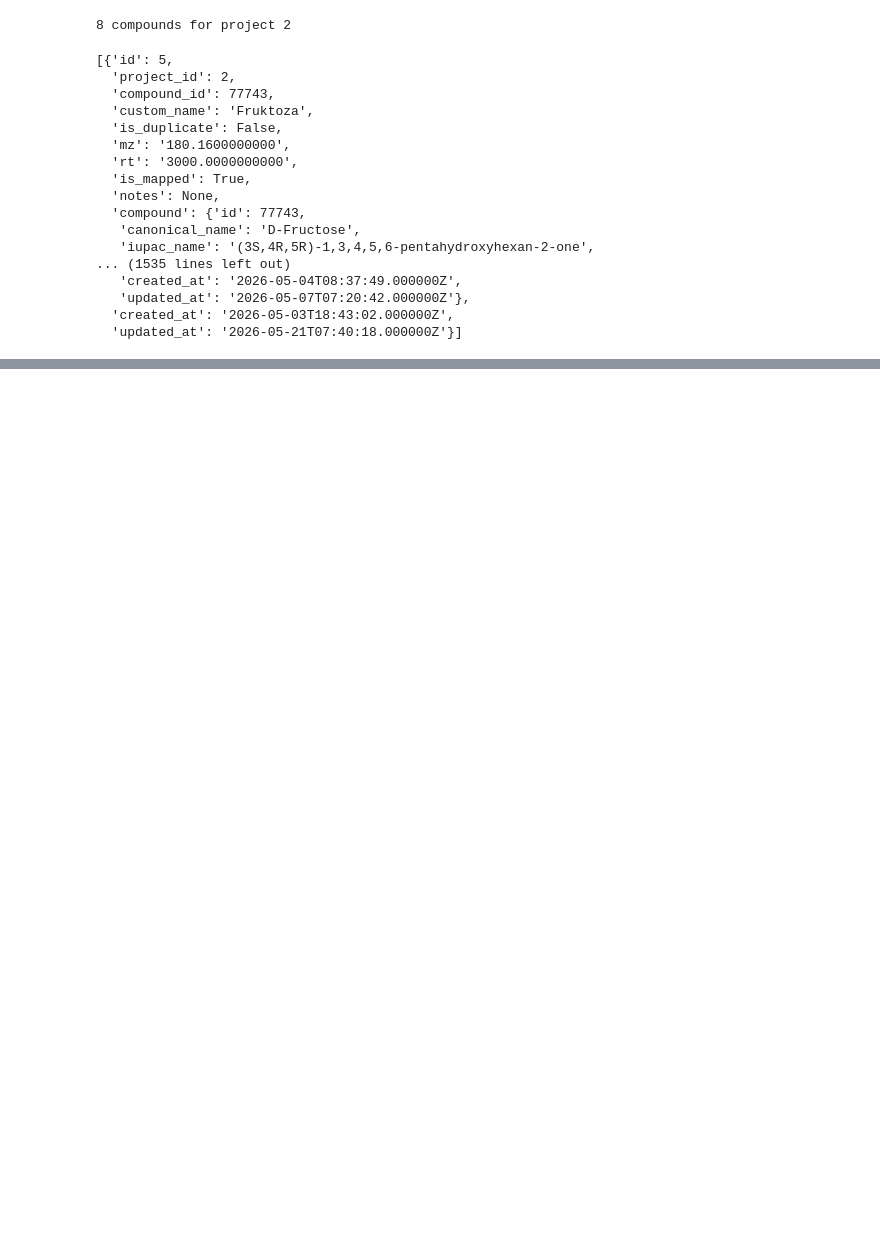
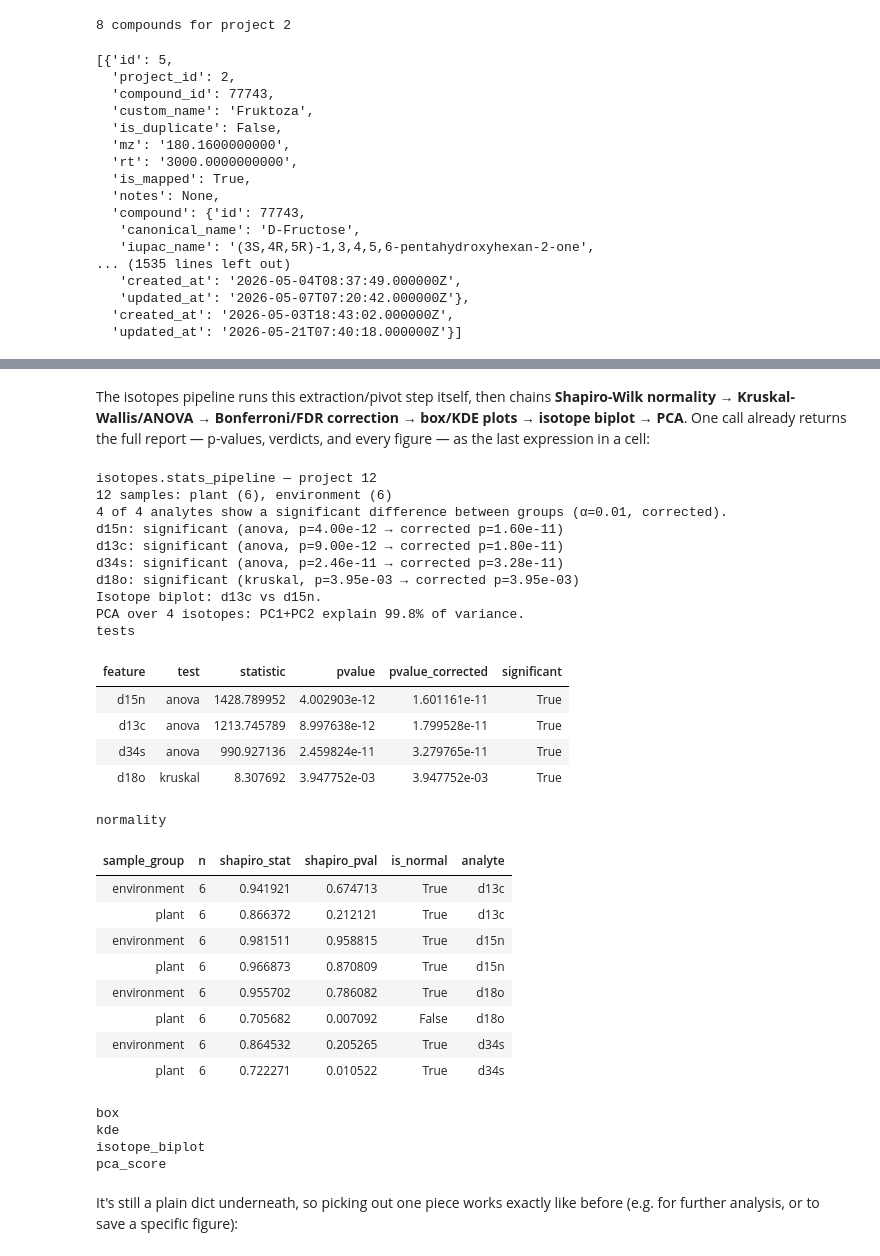
Before and after one commit to miletovaa/isofood-center-py, a Jupyter notebook: examples/o2org_walkthrough.ipynb, the cells around one changed output, grey strips where cells are left out. Saved outputs shown, nothing was run; the diff lists cells and outputs as text; code cells hidden in the pictures; blank space fills up the shorter version.

```diff
--- a/examples/o2org_walkthrough.ipynb
+++ b/examples/o2org_walkthrough.ipynb
@@ -187,0 +242,43 @@ project_compounds[:3]
+# %% [markdown]
+The isotopes pipeline runs this extraction/pivot step itself, then chains
+**Shapiro-Wilk normality → Kruskal-Wallis/ANOVA → Bonferroni/FDR correction →
+box/KDE plots → isotope biplot → PCA**. One call already returns the full
+report — p-values, verdicts, and every figure — as the last expression in a
+cell:
+# %%
+from o2org.pipelines import isotopes
+
+isotopes.stats_pipeline(client, project_id=12)
+# %% [output]
+isotopes.stats_pipeline — project 12
+12 samples: plant (6), environment (6)
+4 of 4 analytes show a significant difference between groups (α=0.01, corrected).
+d15n: significant (anova, p=4.00e-12 → corrected p=1.60e-11)
+d13c: significant (anova, p=9.00e-12 → corrected p=1.80e-11)
+d34s: significant (anova, p=2.46e-11 → corrected p=3.28e-11)
+d18o: significant (kruskal, p=3.95e-03 → corrected p=3.95e-03)
+Isotope biplot: d13c vs d15n.
+PCA over 4 isotopes: PC1+PC2 explain 99.8% of variance.
+tests
+| feature | test | statistic | pvalue | pvalue_corrected | significant |
+| d15n | anova | 1428.789952 | 4.002903e-12 | 1.601161e-11 | True |
+| d13c | anova | 1213.745789 | 8.997638e-12 | 1.799528e-11 | True |
+| d34s | anova | 990.927136 | 2.459824e-11 | 3.279765e-11 | True |
+| d18o | kruskal | 8.307692 | 3.947752e-03 | 3.947752e-03 | True |
+normality
+| sample_group | n | shapiro_stat | shapiro_pval | is_normal | analyte |
+| environment | 6 | 0.941921 | 0.674713 | True | d13c |
+| plant | 6 | 0.866372 | 0.212121 | True | d13c |
+| environment | 6 | 0.981511 | 0.958815 | True | d15n |
+| plant | 6 | 0.966873 | 0.870809 | True | d15n |
+| environment | 6 | 0.955702 | 0.786082 | True | d18o |
+| plant | 6 | 0.705682 | 0.007092 | False | d18o |
+| environment | 6 | 0.864532 | 0.205265 | True | d34s |
+| plant | 6 | 0.722271 | 0.010522 | True | d34s |
+box
+kde
+isotope_biplot
+pca_score
+# %% [markdown]
+It's still a plain dict underneath, so picking out one piece works exactly
+like before (e.g. for further analysis, or to save a specific figure):
```
Also changed, not shown: parts of 32 cells of this notebook, 44 other files.
